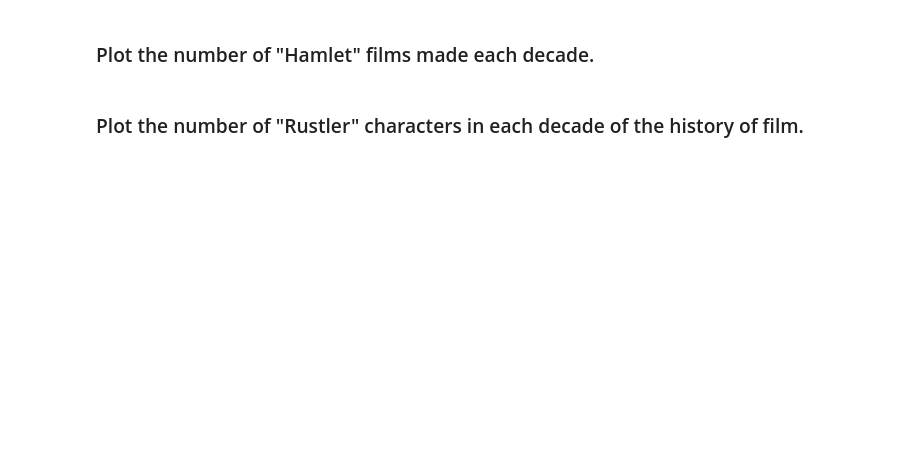
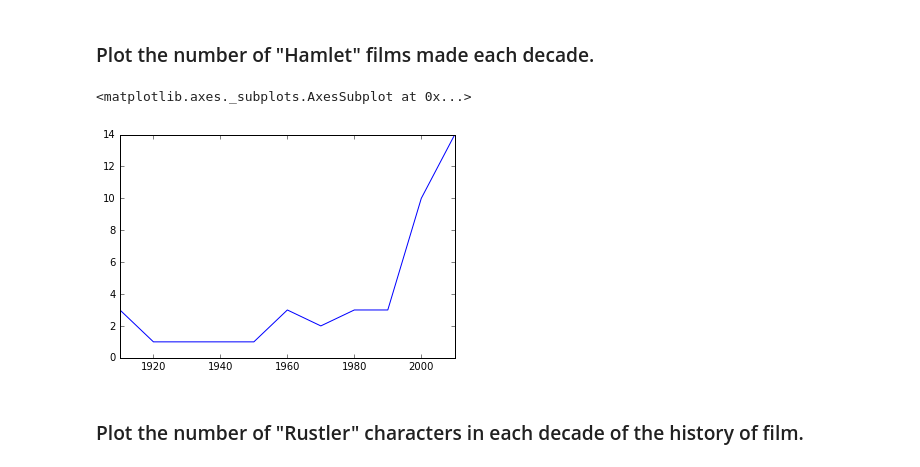
Before and after one commit to KirkpatrickV-5813/Springboard.DSI, a Jupyter notebook: pycon-pandas-tutorial/Exercises-2.ipynb, the cells around one changed output. Cells and saved outputs as stored; diff of their text form; code cells hidden in the pictures; blank space fills up the shorter version.

```diff
--- a/pycon-pandas-tutorial/Exercises-2.ipynb
+++ b/pycon-pandas-tutorial/Exercises-2.ipynb
@@ -34,4 +60,9 @@ cast.head()
 # %% [markdown]
 ### Plot the number of "Hamlet" films made each decade.
+# %%
+(titles.loc[titles.title.str.startswith("Hamlet")].year // 10 * 10).value_counts().sort_index().plot()
+# %% [output]
+<matplotlib.axes._subplots.AxesSubplot at 0x...>
+[figure, added]
 # %% [markdown]
 ### Plot the number of "Rustler" characters in each decade of the history of film.
```
Also changed, not shown: parts of 21 cells of this notebook.
